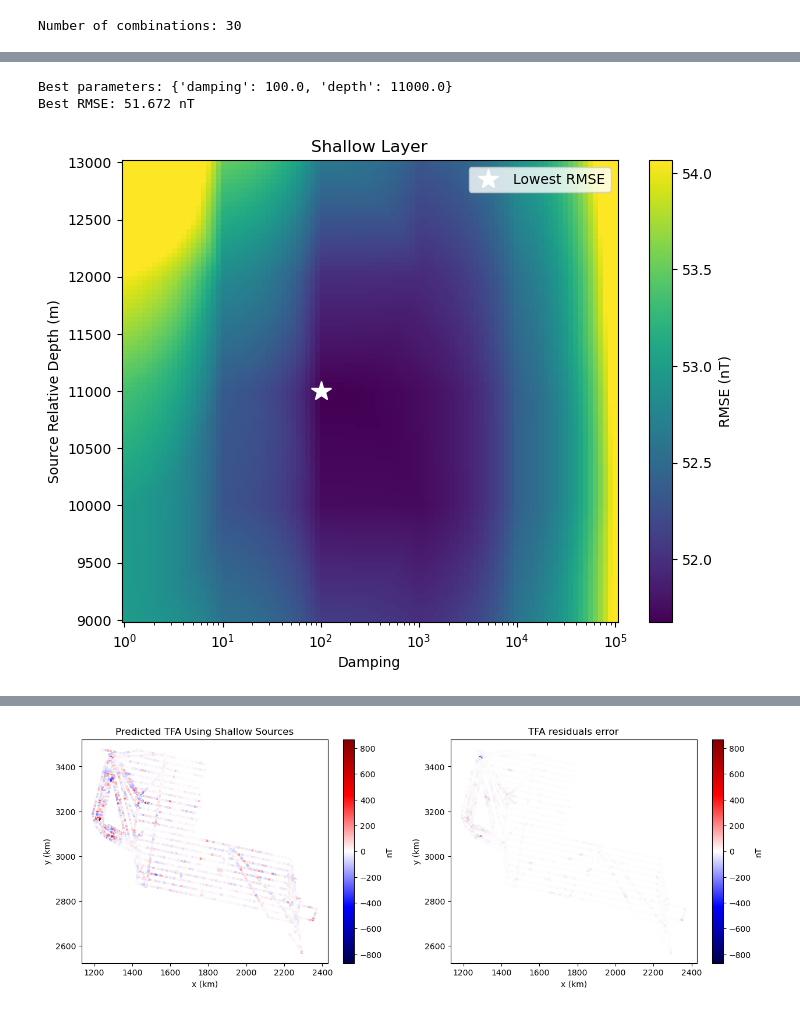
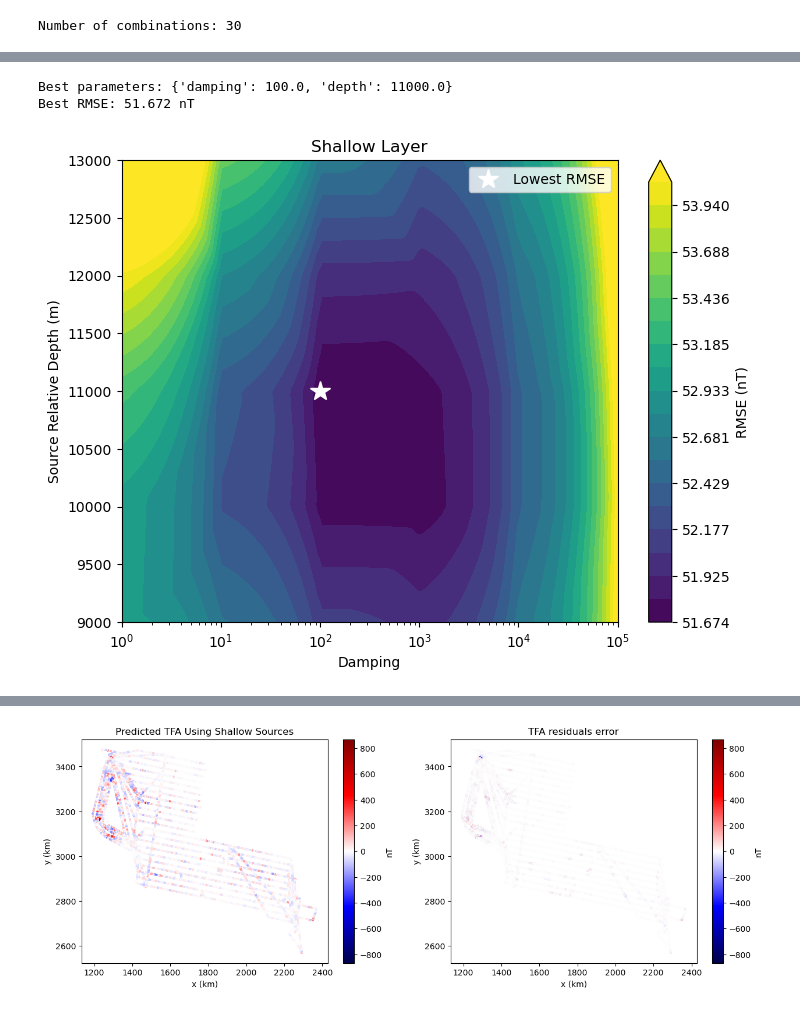
Before and after one commit to compgeolab/eqs-magnetic-dual-layer, a Jupyter notebook: code/06_icegrav_real.ipynb, the cells around one changed output, grey strips where cells are left out. Cells and saved outputs as stored; diff of their text form; code cells hidden in the pictures.

```diff
--- a/code/06_icegrav_real.ipynb
+++ b/code/06_icegrav_real.ipynb
@@ -262,35 +286,59 @@ Wall time: 1h 24min 41s
 # %%
-damping_values = np.array(damping_shallow)
-depth_values = np.array(source_depth_shallow)
-score_values = np.array(scores_shallow)
+damping_values_shallow = np.array(damping_shallow)
+depth_values_shallow = np.array(source_depth_shallow)
+score_values_shallow = np.array(scores_shallow)
 
-best_shallow = np.argmin(score_values)
-best_damping = damping_values[best_shallow]
-best_depth = depth_values[best_shallow]
-best_rmse = score_values[best_shallow]
-best_params = parameter_sets_shallow[best_shallow]
-print("Best parameters:", best_params)
-print(f"Best RMSE: {best_rmse:.3f} nT")
+best_shallow = np.argmin(score_values_shallow)
+best_damping_shallow = damping_values_shallow[best_shallow]
+best_depth_shallow = depth_values_shallow[best_shallow]
+best_rmse_shallow = score_values_shallow[best_shallow]
+best_params_shallow = parameter_sets_shallow[best_shallow]
+print("Best parameters:", best_params_shallow)
+print(f"Best RMSE: {best_rmse_shallow:.3f} nT")
 
-x = np.logspace(np.log10(damping_values.min()), np.log10(damping_values.max()), 100)
-y = np.linspace(depth_values.min(), depth_values.max(), 100)
-X, Y = np.meshgrid(x, y)
+x_shallow = np.logspace(np.log10(damping_values_shallow.min()), np.log10(damping_values_shallow.max()), 100)
+y_shallow = np.linspace(depth_values_shallow.min(), depth_values_shallow.max(), 100)
+X_shallow, Y_shallow = np.meshgrid(x_shallow, y_shallow)
 
-Z = griddata((damping_values, depth_values), score_values, (X, Y), method='linear')
+Z_shallow = griddata(
+    (damping_values_shallow, depth_values_shallow),
+    score_values_shallow,
+    (X_shallow, Y_shallow),
+    method='linear'
+)
 plt.figure(figsize=(8, 6))
-c = plt.pcolormesh(X, Y, Z, cmap="viridis", shading='auto', vmax=np.percentile(score_values, 80))
-plt.plot(best_damping, best_depth, '*', color='white', markersize=15, label='Lowest RMSE')
+levels_shallow = np.linspace(
+    Z_shallow.min(),
+    np.nanpercentile(score_values_shallow, 80),
+    20,
+)
+c = plt.contourf(
+    X_shallow,
+    Y_shallow,
+    Z_shallow,
+    levels=levels_shallow,
+    cmap="viridis",
+    extend='max',
+)
+plt.plot(
+    best_damping_shallow,
+    best_depth_shallow,
+    '*',
+    color='white',
+    markersize=15,
+    label='Lowest RMSE'
+)
 plt.xscale('log')
 plt.xlabel('Damping')
 plt.ylabel('Source Relative Depth (m)')
 plt.colorbar(c, label='RMSE (nT)')
 plt.legend()
 plt.title("Shallow Layer")
 plt.show()
 # %% [output]
 Best parameters: {'damping': 100.0, 'depth': 11000.0}
 Best RMSE: 51.672 nT
-[figure, old version]
+[figure, new version]
 # %%
 %%time
 eqs_shallow = eqs.EquivalentSourcesMagneticGB(
```
Also changed, not shown: parts of 8 cells of this notebook, 3 other files.
